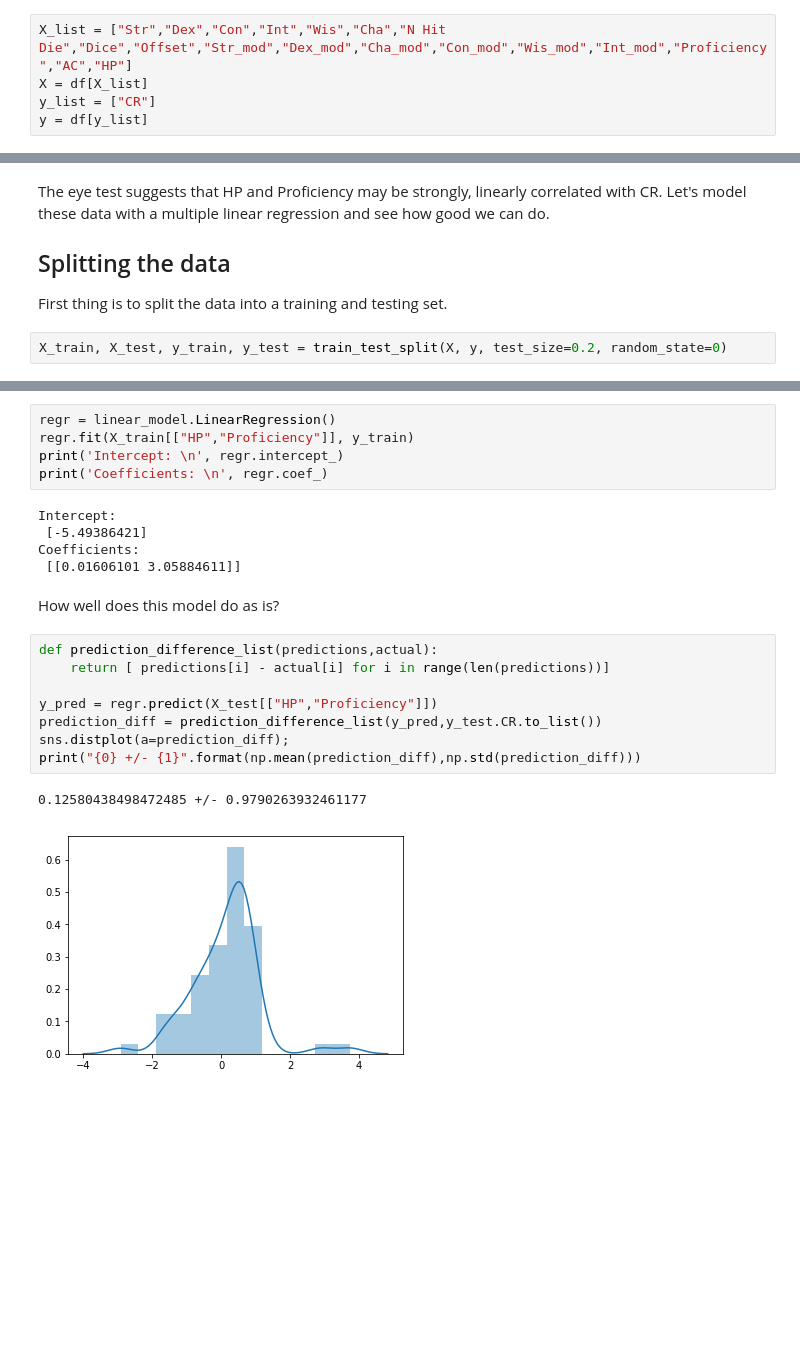
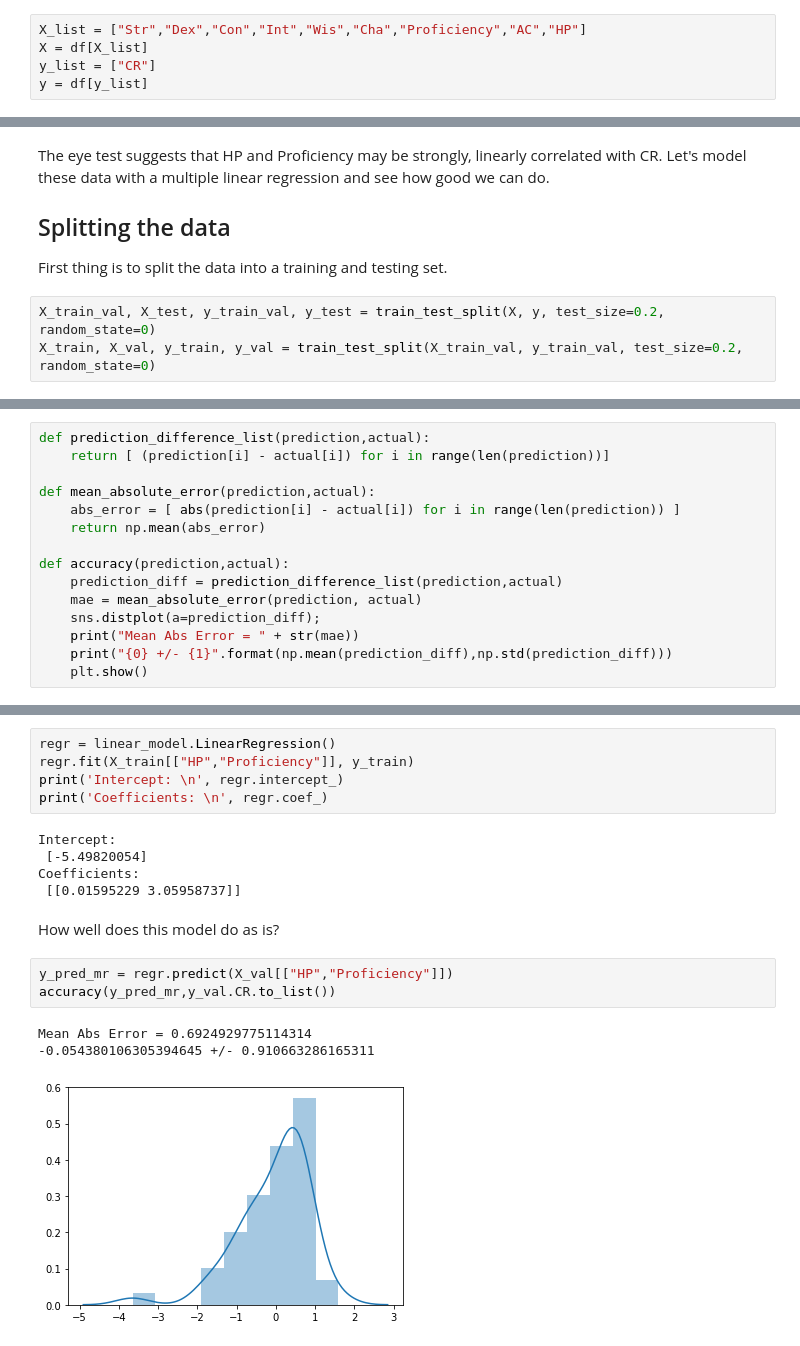
Before and after one commit to r3dunlop/DnDMonsterEngine, a Jupyter notebook: MonsterBasicAnalysis.ipynb, the cells around one changed output, grey strips where cells are left out. Saved outputs shown, nothing was run; the diff lists cells and outputs as text; blank space fills up the shorter version.

```diff
--- a/MonsterBasicAnalysis.ipynb
+++ b/MonsterBasicAnalysis.ipynb
@@ -180,5 +195,5 @@ Now, we want to simplify the feature list to look at the basic quantitative feat
 # %%
-X_list = ["Str","Dex","Con","Int","Wis","Cha","N Hit Die","Dice","Offset","Str_mod","Dex_mod","Cha_mod","Con_mod","Wis_mod","Int_mod","Proficiency","AC","HP"]
+X_list = ["Str","Dex","Con","Int","Wis","Cha","Proficiency","AC","HP"]
 X = df[X_list]
 y_list = ["CR"]
 y = df[y_list]
@@ -235,4 +250,5 @@ The eye test suggests that HP and Proficiency may be strongly, linearly correlat
 ## Splitting the data
 First thing is to split the data into a training and testing set.
 # %%
-X_train, X_test, y_train, y_test = train_test_split(X, y, test_size=0.2, random_state=0)
+X_train_val, X_test, y_train_val, y_test = train_test_split(X, y, test_size=0.2, random_state=0)
+X_train, X_val, y_train, y_val = train_test_split(X_train_val, y_train_val, test_size=0.2, random_state=0)
@@ -238,0 +258,15 @@ X_train, X_test, y_train, y_test = train_test_split(X, y, test_size=0.2, random_
+# %%
+def prediction_difference_list(prediction,actual):
+    return [ (prediction[i] - actual[i]) for i in range(len(prediction))]
+
+def mean_absolute_error(prediction,actual):
+    abs_error = [ abs(prediction[i] - actual[i]) for i in range(len(prediction)) ]
+    return np.mean(abs_error)
+
+def accuracy(prediction,actual):
+    prediction_diff = prediction_difference_list(prediction,actual)
+    mae = mean_absolute_error(prediction, actual)
+    sns.distplot(a=prediction_diff);
+    print("Mean Abs Error = " + str(mae))
+    print("{0} +/- {1}".format(np.mean(prediction_diff),np.std(prediction_diff)))
+    plt.show()
@@ -243,20 +279,16 @@ print('Intercept: \n', regr.intercept_)
 print('Coefficients: \n', regr.coef_)
 # %% [output]
 Intercept:
- [-5.49386421]
+ [-5.49820054]
 Coefficients:
- [[0.01606101 3.05884611]]
+ [[0.01595229 3.05958737]]
 # %% [markdown]
 How well does this model do as is?
-# %%
-def prediction_difference_list(predictions,actual):
-    return [ predictions[i] - actual[i] for i in range(len(predictions))]
-
-y_pred = regr.predict(X_test[["HP","Proficiency"]])
-prediction_diff = prediction_difference_list(y_pred,y_test.CR.to_list())
-sns.distplot(a=prediction_diff);
-print("{0} +/- {1}".format(np.mean(prediction_diff),np.std(prediction_diff)))
-# %% [output]
-0.12580438498472485 +/- 0.9790263932461177
-[figure, removed]
+# %%
+y_pred_mr = regr.predict(X_val[["HP","Proficiency"]])
+accuracy(y_pred_mr,y_val.CR.to_list())
+# %% [output]
+Mean Abs Error = 0.6924929775114314
+-0.054380106305394645 +/- 0.910663286165311
+[figure, added]
 # %% [markdown]
```
Also changed, not shown: parts of 24 cells of this notebook, 1 other file.
